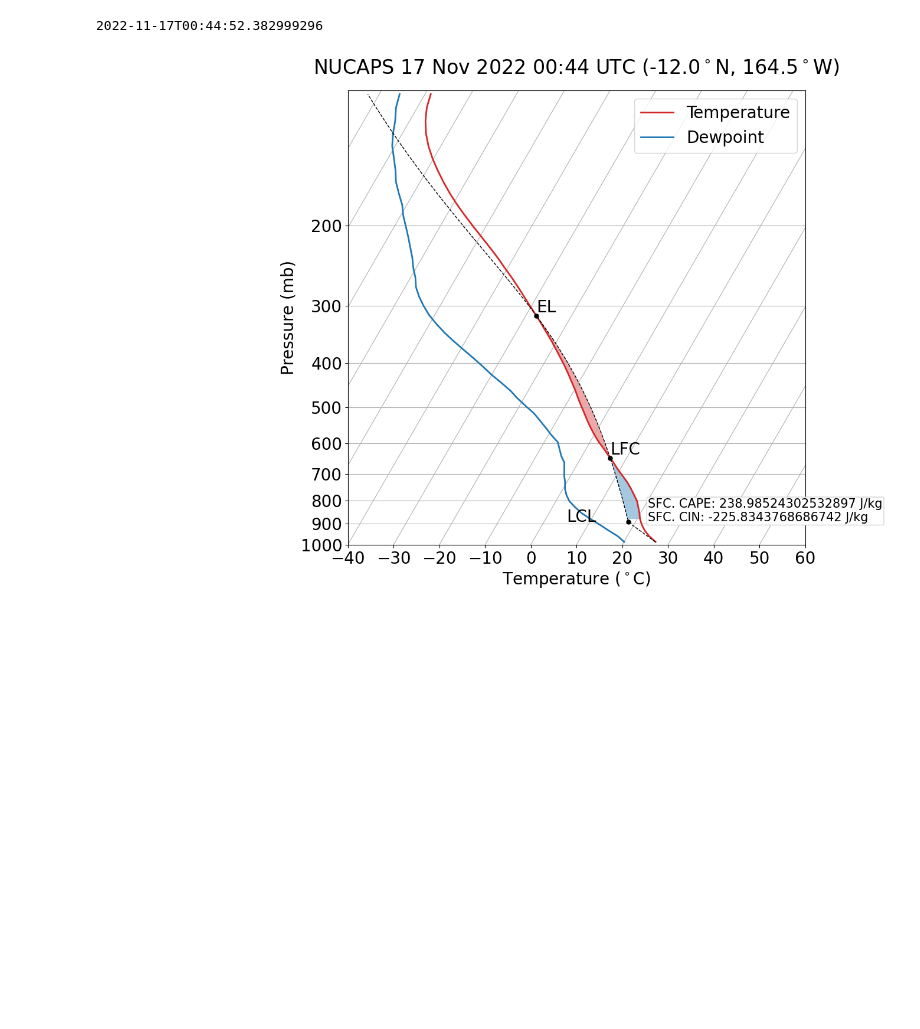
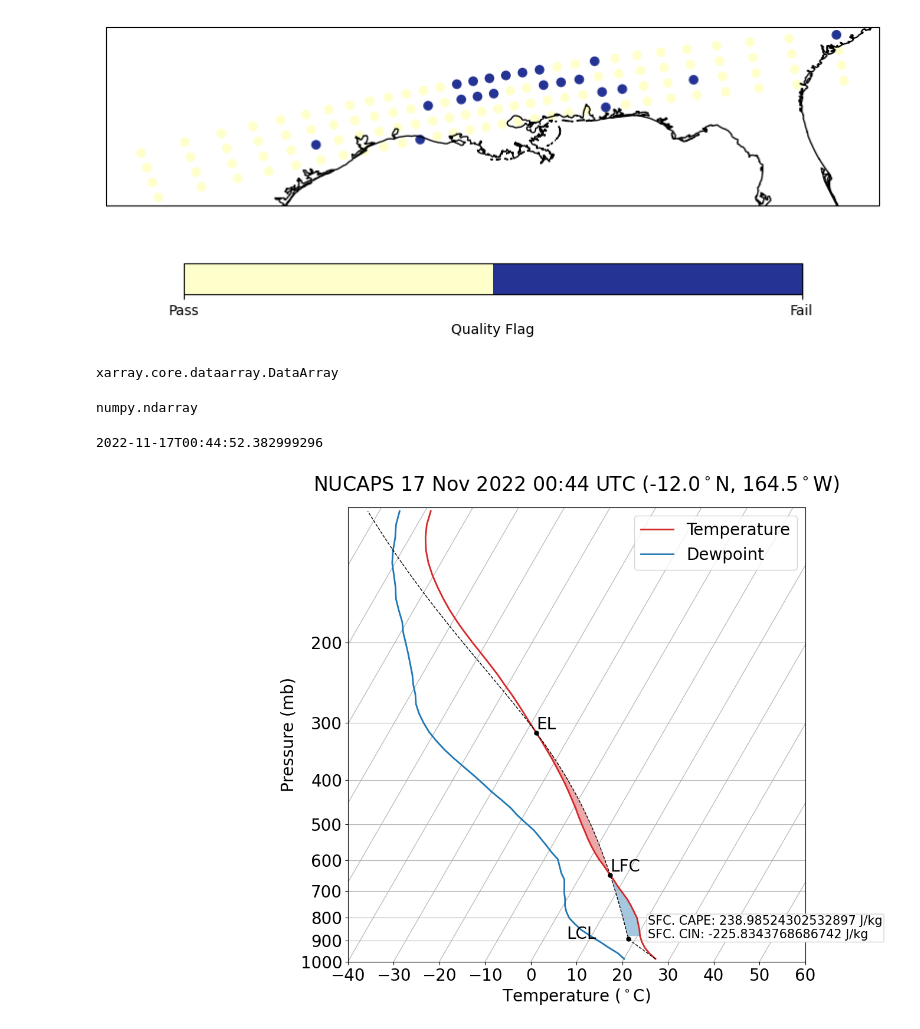
Before and after one commit to modern-tools-workshop/AMS-python-workshop-2023, a Jupyter notebook: 08_creating_skewt_plots.ipynb, the cells around one changed output. Drawn from its saved outputs; the diff is of its cells as text; code cells hidden in the pictures; blank space fills up the shorter version.

```diff
--- a/08_creating_skewt_plots.ipynb
+++ b/08_creating_skewt_plots.ipynb
@@ -18,0 +133,28 @@ nucaps = xr.decode_cf(nucaps)
+# %%
+plt.figure(figsize=[10,5])
+ax = plt.subplot(projection=ccrs.PlateCarree())
+ax.coastlines()
+
+cbar = plt.scatter(lon, lat, c=qf, vmin=0, vmax=1, cmap=my_cmap1)
+
+plt.colorbar(cbar, shrink=0.8, orientation='horizontal', ticks=range(2), label='Quality Flag').ax.set_xticklabels(['Pass', 'Fail'])
+
+plt.show()
+# %% [output]
+[figure, added]
+# %%
+air_temp = ds['Temperature']
+qc = ds['Quality_Flag']
+lon = ds['Longitude']
+lat = ds['Latitude']
+
+type(air_temp)
+# %% [output]
+xarray.core.dataarray.DataArray
+# %%
+# To extract just the data (and not the metadata)
+air_temp_vals = ds['Temperature'].values
+
+type(air_temp_vals)
+# %% [output]
+numpy.ndarray
```
Also changed, not shown: parts of 18 cells of this notebook, 10 other files.
